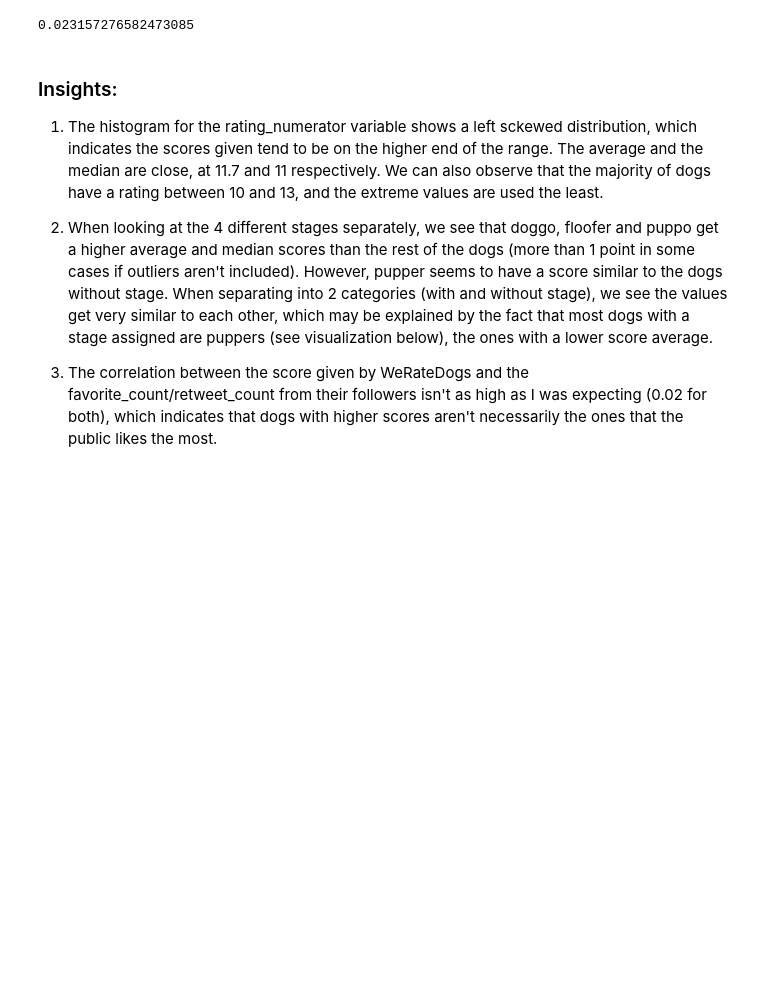
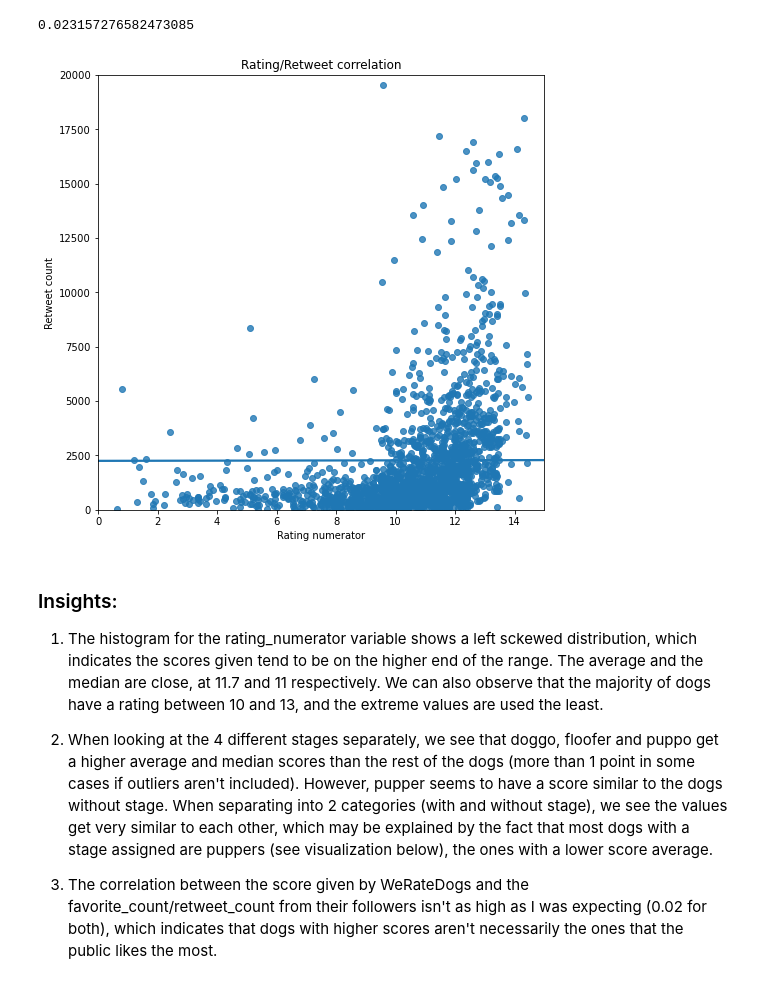
Before and after one commit to picusin/we-rate-dogs, a Jupyter notebook: we-rate-dogs.ipynb, the cells around one changed output. Saved outputs shown, nothing was run; the diff lists cells and outputs as text; code cells hidden in the pictures; blank space fills up the shorter version.

Commit message:
feat: Add correlation graph

```diff
--- a/we-rate-dogs.ipynb
+++ b/we-rate-dogs.ipynb
@@ -1377,6 +1378,17 @@ df['retweet_count'].corr(df['favorite_count'])
 df['rating_numerator'].corr(df['retweet_count'])
 # %% [output]
 0.023157276582473085
+# %%
+plt.figure(figsize = [8, 8])
+plot = sb.regplot(data = df, x = 'rating_numerator', y = 'retweet_count', x_jitter=0.5, ci=None)
+plt.xlabel('Rating numerator')
+plt.ylabel('Retweet count')
+plot.set_title("Rating/Retweet correlation")
+plot.set_xlim([0, 15])
+plot.set_ylim([0, 20000])
+plt.savefig('images/fig03.jpg', bbox_inches='tight');
+# %% [output]
+[figure, added]
 # %% [markdown]
 ### Insights:
 1. The histogram for the rating_numerator variable shows a left sckewed distribution, which indicates the scores given tend to be on the higher end of the range. The average and the median are close, at 11.7 and 11 respectively. We can also observe that the majority of dogs have a rating between 10 and 13, and the extreme values are used the least.
```
Also changed, not shown: parts of 1 cell of this notebook, 2 other files.
